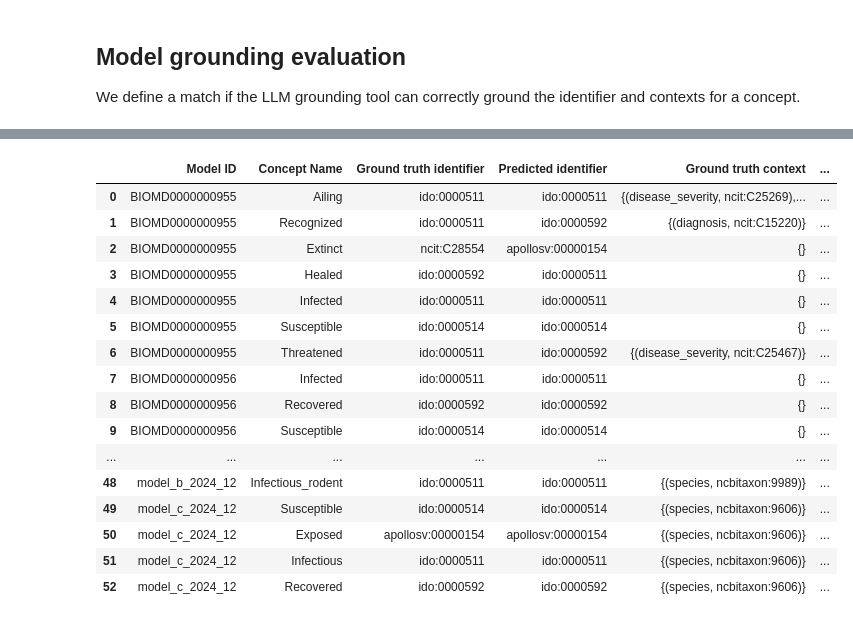
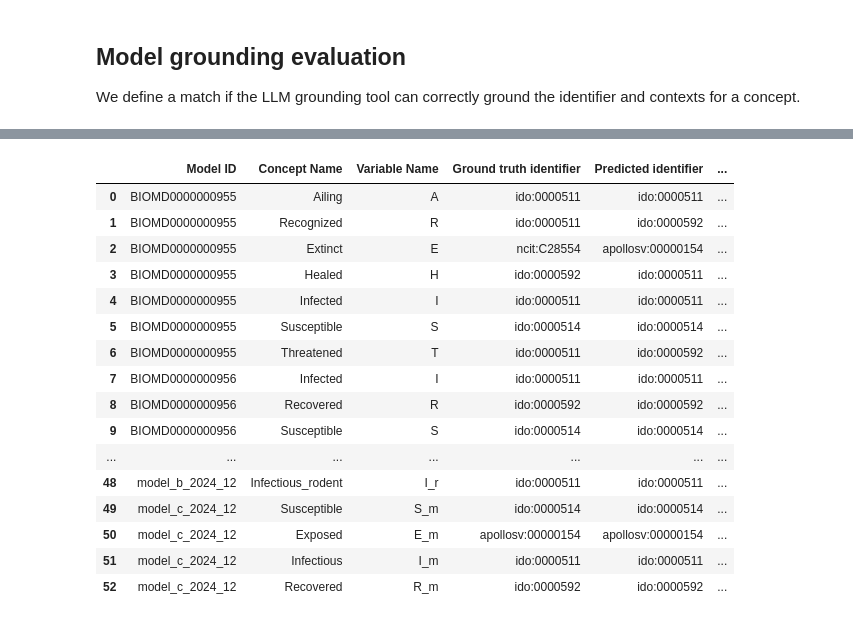
Before and after one commit to gyorilab/mira, a Jupyter notebook: notebooks/llm_grounding_evaluation.ipynb, the cells around one changed output, grey strips where cells are left out. Drawn from its saved outputs; the diff is of its cells as text; code cells hidden in the pictures.

Commit message:
Revert biomodel mappings, adjust notebook to add bar graph, define ground truths for external models in notebook, adjust table, add identifier and context recall

```diff
--- a/notebooks/llm_grounding_evaluation.ipynb
+++ b/notebooks/llm_grounding_evaluation.ipynb
@@ -2,7 +2,7 @@
 ## Define models and load ground truths
 # %%
 from copy import deepcopy
-from collections import defaultdict
+from collections import defaultdict, Counter
 
 import sympy
 import pandas as pd
@@ -13,16 +13,16 @@ import pandas as pd
 # BIOMD0000000958 - https://pmc.ncbi.nlm.nih.gov/articles/PMC7184012/
 # BIOMD0000000960 - https://pmc.ncbi.nlm.nih.gov/articles/PMC7394373/
 
-model_ids = [
+
+biomodels = [
     "BIOMD0000000955",
     "BIOMD0000000956",
     "BIOMD0000000957",
     "BIOMD0000000958",
     "BIOMD0000000960",
-    "model_a_2024_12",
-    "model_b_2024_12",
-    "model_c_2024_12",
 ]
+external_models = ["model_a_2024_12", "model_b_2024_12", "model_c_2024_12"]
+model_ids = biomodels + external_models
 
 
 # Old TA1 Extraction results
@@ -44,6 +44,8 @@ set(sheets)
 # %%
 # Store just compartment identifiers for TA1 evaluation using comparison with just identifiers stored in "dd_ta1"
 # Store compartment identifiers and context for llm grounding evaluation with both identifiers and context stored in "dd_llm"
+
+# Store the biomodel mappings
 ground_truth_df = pd.read_csv(
     "../mira/resources/mapped_biomodels_groundings.csv", sep=","
 )
@@ -53,7 +55,7 @@ dd_ta1 = defaultdict(set)
 
 for row_index, entry in ground_truth_df.iterrows():
     model_id = entry["model"]
-    if model_id not in model_ids:
+    if model_id not in biomodels:
         continue
     concept_curie = None
 
@@ -90,6 +92,3 @@ for row_index, entry in ground_truth_df.iterrows():
 
     key = (curie_tuple, tuple(concept_dict["context"]))
     dd_llm[model_id][key] = concept_dict
-
-dd_llm = dict(dd_llm)
-dd_ta1 = dict(dd_ta1)
@@ -103,6 +344,9 @@ TA1's model extraction only looks at the identifiers of concepts
 # to a lower number of listed concepts
 
 ta1_rows = []
+
+ta1_identifier_recalls = []
+
 for model_id, sheet in sheets.items():
     sheet_curies = {
         grounding["id"]
@@ -115,12 +359,14 @@ for model_id, sheet in sheets.items():
     intersection_curies = sheet_curies & ground_truth_curies
     n_intersection = len(intersection_curies)
     n_ground_truth = len(ground_truth_curies)
+    precision = round(n_intersection / n_ground_truth, 2)
+    ta1_identifier_recalls.append(precision)
     ta1_rows.append(
         (
             model_id,
             n_ground_truth,
             n_intersection,
-            round(n_intersection / n_ground_truth, 2),
+            precision,
         )
     )
 
@@ -462,7 +720,0 @@ The way to interpret the precision is the percent
-# %%
-for model_id, missing_identifier_set in missed_identifiers.items():
-    print(
-        f"For biomodel {model_id}, the identifiers our LLM grounding tool was not able to extract from the model are listed below \n"
-    )
-    for missed_identifier in missing_identifier_set:
-        print(f"{dd_llm[model_id][missed_identifier]} \n")
@@ -568,6 +802,7 @@ table_rows = []
 columns = [
     "Model ID",
     "Concept Name",
+    "Variable Name",
     "Ground truth identifier",
     "Predicted identifier",
     "Ground truth context",
@@ -575,52 +810,53 @@ columns = [
 ]
 for model_id in model_ids:
     tm_ground_truths = dd_llm[model_id]
     for key, concept_dict in tm_ground_truths.items():
         curie_prefix, curie_value = next(
             iter(
                 model_concept_to_predicted_concept_map[model_id][
                     key
                 ].identifiers.items()
             )
         )
         predicted_identifier = f"{curie_prefix}:{curie_value}"
+        concept = model_concept_to_predicted_concept_map[model_id][key]
+
+        variable_name = concept.name
         predicted_context = {
             (context_key, context_value)
-            for context_key, context_value in model_concept_to_predicted_concept_map[
-                model_id
-            ][
-                key
-            ].context.items()
+            for context_key, context_value in concept.context.items()
         }
+
         table_rows.append(
             (
                 model_id,
                 concept_dict["name"],
+                variable_name,
                 concept_dict["identifier"],
                 predicted_identifier,
                 concept_dict["context"],
                 predicted_context,
             )
         )
 pd.set_option("display.max_rows", None)
 pd.set_option("display.max_columns", None)
 pd.set_option("display.max_colwidth", None)
 pd.DataFrame(table_rows, columns=columns)
 # %% [output]
-|  | Model ID | Concept Name | Ground truth identifier | Predicted identifier | Ground truth context | ... |
-| 0 | BIOMD0000000955 | Ailing | ido:0000511 | ido:0000511 | {(disease_severity, ncit:C25269),... | ... |
-| 1 | BIOMD0000000955 | Recognized | ido:0000511 | ido:0000592 | {(diagnosis, ncit:C15220)} | ... |
-| 2 | BIOMD0000000955 | Extinct | ncit:C28554 | apollosv:00000154 | {} | ... |
-| 3 | BIOMD0000000955 | Healed | ido:0000592 | ido:0000511 | {} | ... |
-| 4 | BIOMD0000000955 | Infected | ido:0000511 | ido:0000511 | {} | ... |
-| 5 | BIOMD0000000955 | Susceptible | ido:0000514 | ido:0000514 | {} | ... |
-| 6 | BIOMD0000000955 | Threatened | ido:0000511 | ido:0000592 | {(disease_severity, ncit:C25467)} | ... |
-| 7 | BIOMD0000000956 | Infected | ido:0000511 | ido:0000511 | {} | ... |
-| 8 | BIOMD0000000956 | Recovered | ido:0000592 | ido:0000592 | {} | ... |
-| 9 | BIOMD0000000956 | Susceptible | ido:0000514 | ido:0000514 | {} | ... |
+|  | Model ID | Concept Name | Variable Name | Ground truth identifier | Predicted identifier | ... |
+| 0 | BIOMD0000000955 | Ailing | A | ido:0000511 | ido:0000511 | ... |
+| 1 | BIOMD0000000955 | Recognized | R | ido:0000511 | ido:0000592 | ... |
+| 2 | BIOMD0000000955 | Extinct | E | ncit:C28554 | apollosv:00000154 | ... |
+| 3 | BIOMD0000000955 | Healed | H | ido:0000592 | ido:0000511 | ... |
+| 4 | BIOMD0000000955 | Infected | I | ido:0000511 | ido:0000511 | ... |
+| 5 | BIOMD0000000955 | Susceptible | S | ido:0000514 | ido:0000514 | ... |
+| 6 | BIOMD0000000955 | Threatened | T | ido:0000511 | ido:0000592 | ... |
+| 7 | BIOMD0000000956 | Infected | I | ido:0000511 | ido:0000511 | ... |
+| 8 | BIOMD0000000956 | Recovered | R | ido:0000592 | ido:0000592 | ... |
+| 9 | BIOMD0000000956 | Susceptible | S | ido:0000514 | ido:0000514 | ... |
 | ... | ... | ... | ... | ... | ... | ... |
-| 48 | model_b_2024_12 | Infectious_rodent | ido:0000511 | ido:0000511 | {(species, ncbitaxon:9989)} | ... |
-| 49 | model_c_2024_12 | Susceptible | ido:0000514 | ido:0000514 | {(species, ncbitaxon:9606)} | ... |
-| 50 | model_c_2024_12 | Exposed | apollosv:00000154 | apollosv:00000154 | {(species, ncbitaxon:9606)} | ... |
-| 51 | model_c_2024_12 | Infectious | ido:0000511 | ido:0000511 | {(species, ncbitaxon:9606)} | ... |
-| 52 | model_c_2024_12 | Recovered | ido:0000592 | ido:0000592 | {(species, ncbitaxon:9606)} | ... |
+| 48 | model_b_2024_12 | Infectious_rodent | I_r | ido:0000511 | ido:0000511 | ... |
+| 49 | model_c_2024_12 | Susceptible | S_m | ido:0000514 | ido:0000514 | ... |
+| 50 | model_c_2024_12 | Exposed | E_m | apollosv:00000154 | apollosv:00000154 | ... |
+| 51 | model_c_2024_12 | Infectious | I_m | ido:0000511 | ido:0000511 | ... |
+| 52 | model_c_2024_12 | Recovered | R_m | ido:0000592 | ido:0000592 | ... |
```
Also changed, not shown: parts of 5 cells of this notebook, 1 other file.
